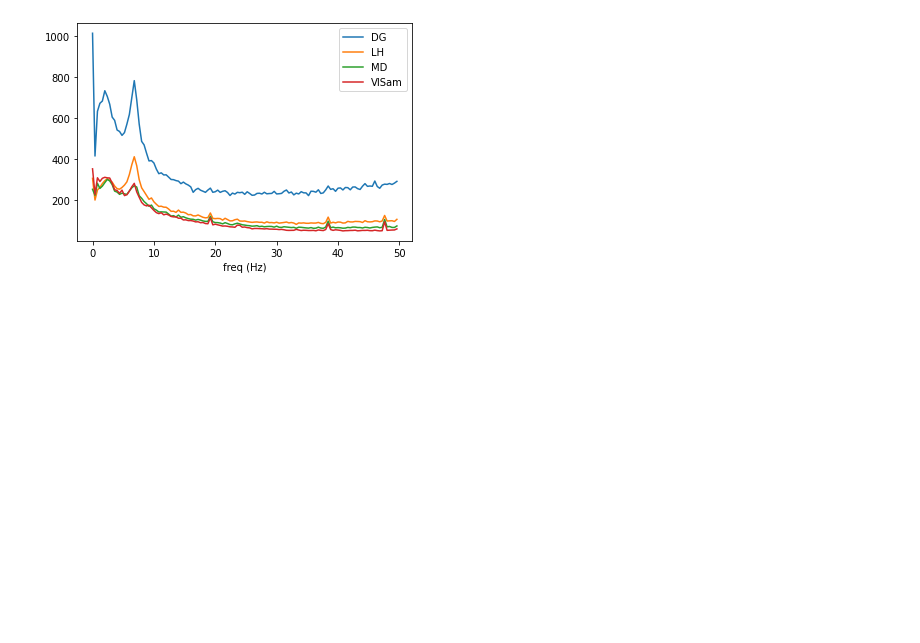
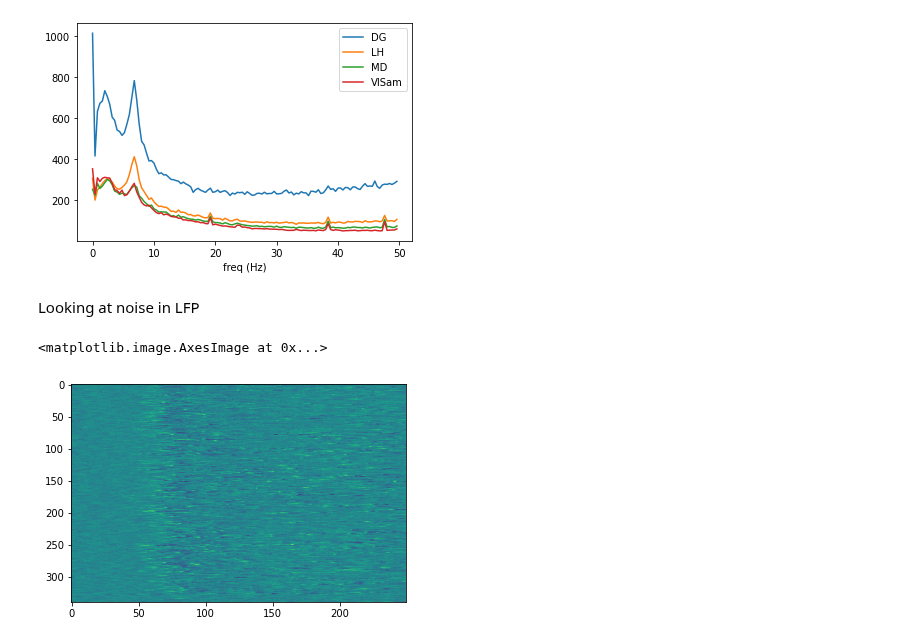
Before and after one commit to kayteeflick/nma_cn_flow_state, a Jupyter notebook: PSDs.ipynb, the cells around one changed output. Cells and saved outputs as stored; diff of their text form; code cells hidden in the pictures; blank space fills up the shorter version.

```diff
--- a/PSDs.ipynb
+++ b/PSDs.ipynb
@@ -128,3 +128,10 @@ plt.xlabel('freq (Hz)')
 # %% [output]
 Text(0.5, 0, 'freq (Hz)')
 [figure]
+# %% [markdown]
+Looking at noise in LFP
+# %%
+plt.imshow(dat[4], aspect='auto')
+# %% [output]
+<matplotlib.image.AxesImage at 0x...>
+[figure, added]
```
Also changed, not shown: parts of 1 cell of this notebook.
